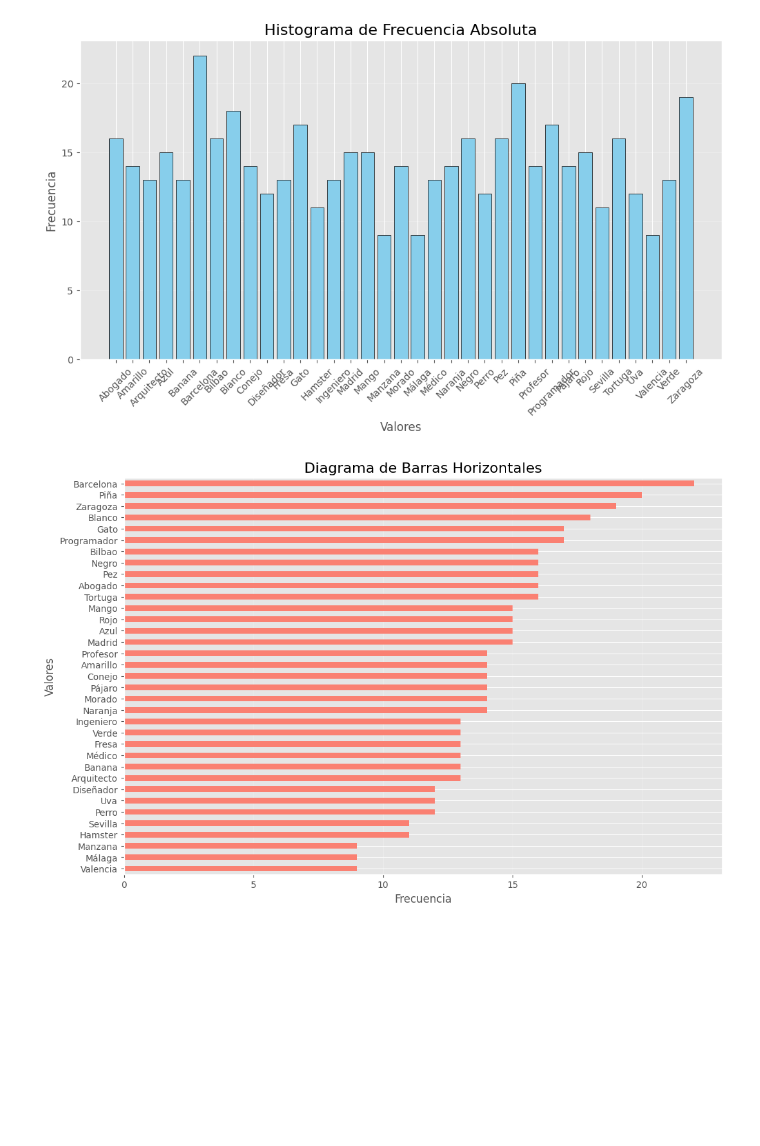
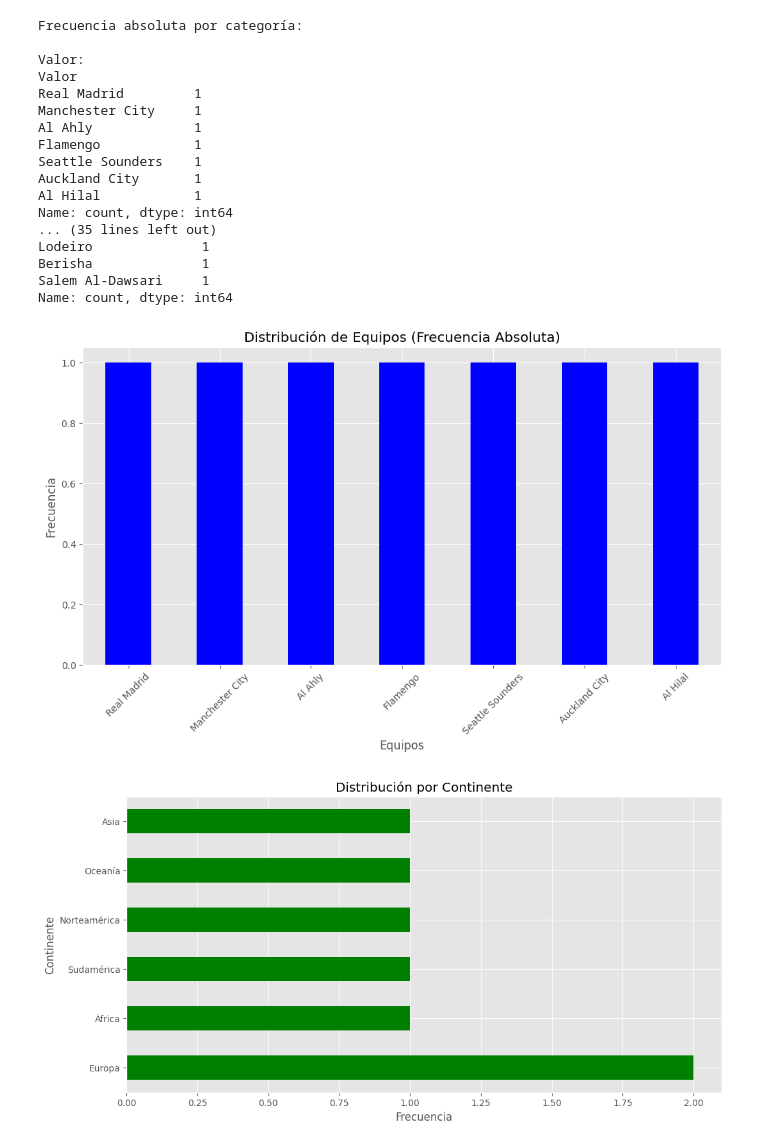
Before and after one commit to FerGonzaga/Act2_TabFrec, a Jupyter notebook: Edwin_Tabla_Cualitativa.ipynb, the cells around one changed output. Drawn from its saved outputs; the diff is of its cells as text; code cells hidden in the pictures; blank space fills up the shorter version.

Commit message:
se modificaron los datos y las grificas

```diff
--- a/Edwin_Tabla_Cualitativa.ipynb
+++ b/Edwin_Tabla_Cualitativa.ipynb
@@ -124,0 +1,26 @@ Name: count, dtype: int64
+# %%
+import pandas as pd
+import numpy as np
+import matplotlib.pyplot as plt
+
+plt.style.use('ggplot')
+plt.rcParams['figure.figsize'] = (12, 6)
+
+# Datos consistentes para el Mundial de Clubes
+data = [
+    # Equipos con sus respectivas categorías
+    {'ID': 1, 'Valor': 'Real Madrid', 'Categoría': 'Equipo', 'Continente': 'Europa', 'Estadio': 'Estadio Marrakech', 'Técnico': 'Carlo Ancelotti', 'Jugador Estrella': 'Benzema'},
+    {'ID': 2, 'Valor': 'Manchester City', 'Categoría': 'Equipo', 'Continente': 'Europa', 'Estadio': 'Estadio Rabat', 'Técnico': 'Pep Guardiola', 'Jugador Estrella': 'Haaland'},
+    {'ID': 3, 'Valor': 'Al Ahly', 'Categoría': 'Equipo', 'Continente': 'África', 'Estadio': 'Estadio Tangier', 'Técnico': 'Patrice Carteron', 'Jugador Estrella': 'Mohamed Aboutrika'},
+    {'ID': 4, 'Valor': 'Flamengo', 'Categoría': 'Equipo', 'Continente': 'Sudamérica', 'Estadio': 'Estadio Casablanca', 'Técnico': 'Marcelo Gallardo', 'Jugador Estrella': 'Gabigol'},
+    {'ID': 5, 'Valor': 'Seattle Sounders', 'Categoría': 'Equipo', 'Continente': 'Norteamérica', 'Estadio': 'Estadio Fez', 'Técnico': 'Juan Reynoso', 'Jugador Estrella': 'Lodeiro'},
+    {'ID': 6, 'Valor': 'Auckland City', 'Categoría': 'Equipo', 'Continente': 'Oceanía', 'Estadio': 'Estadio Marrakech', 'Técnico': 'Juan Reynoso', 'Jugador Estrella': 'Berisha'},
+    {'ID': 7, 'Valor': 'Al Hilal', 'Categoría': 'Equipo', 'Continente': 'Asia', 'Estadio': 'Estadio Rabat', 'Técnico': 'Patrice Carteron', 'Jugador Estrella': 'Salem Al-Dawsari'}
+]
+
+# Crear DataFrame
+df = pd.DataFrame(data)
+
+# Mostrar tabla consistente
+print("Tabla de datos del Mundial de Clubes:")
+display(df)
@@ -125,22 +37,45 @@ Name: count, dtype: int64
+# %%
+# Frecuencia absoluta por categoría
+print("\nFrecuencia absoluta por categoría:")
+for col in ['Valor', 'Continente', 'Estadio', 'Técnico', 'Jugador Estrella']:
+    freq = df[col].value_counts()
+    print(f"\n{col}:")
+    print(freq)
+# %% [output]
+Frecuencia absoluta por categoría:
+
+Valor:
+Valor
+Real Madrid         1
+Manchester City     1
+Al Ahly             1
+Flamengo            1
+Seattle Sounders    1
+Auckland City       1
+Al Hilal            1
+Name: count, dtype: int64
+... (35 lines left out)
+Lodeiro              1
+Berisha              1
+Salem Al-Dawsari     1
+Name: count, dtype: int64
 # %%
 plt.figure(figsize=(12, 6))
-plt.bar(frec_abs.index, frec_abs.values, color='skyblue', edgecolor='black')
-plt.title('Histograma de Frecuencia Absoluta', fontsize=16)
-plt.xlabel('Valores', fontsize=12)
-plt.ylabel('Frecuencia', fontsize=12)
+df['Valor'].value_counts().plot(kind='bar', color='blue')
+plt.title('Distribución de Equipos (Frecuencia Absoluta)')
+plt.xlabel('Equipos')
+plt.ylabel('Frecuencia')
 plt.xticks(rotation=45)
-plt.grid(axis='y', alpha=0.3)
 plt.show()
 # %% [output]
-[figure, old version]
+[figure, new version]
 # %%
-plt.figure(figsize=(12, 8))
-frec_abs.sort_values().plot(kind='barh', color='salmon')
-plt.title('Diagrama de Barras Horizontales', fontsize=16)
-plt.xlabel('Frecuencia', fontsize=12)
-plt.ylabel('Valores', fontsize=12)
-plt.grid(axis='x', alpha=0.3)
+plt.figure(figsize=(12, 6))
+df['Continente'].value_counts().plot(kind='barh', color='green')
+plt.title('Distribución por Continente')
+plt.xlabel('Frecuencia')
+plt.ylabel('Continente')
 plt.show()
 # %% [output]
-[figure, old version]
+[figure, new version]
 # %%
```
Also changed, not shown: parts of 7 cells of this notebook, 1 other file.
